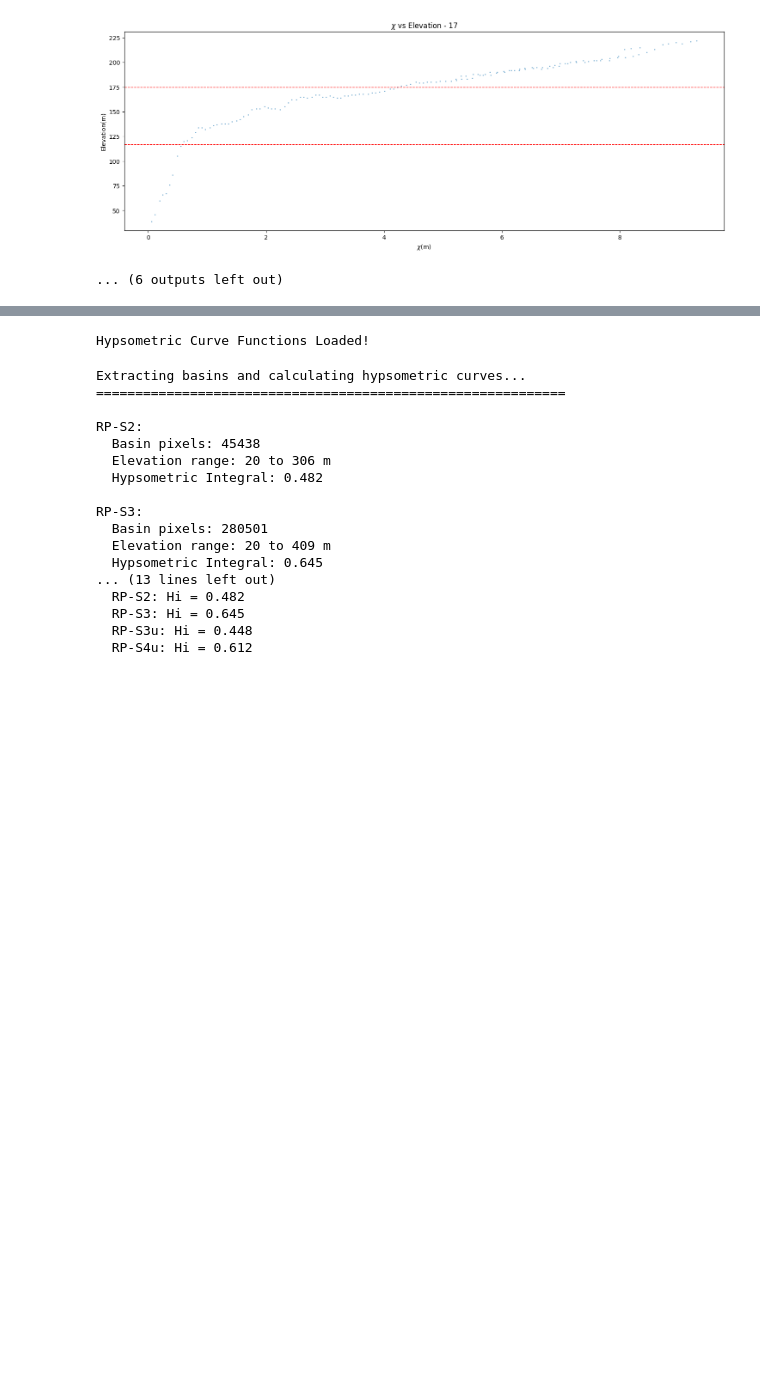
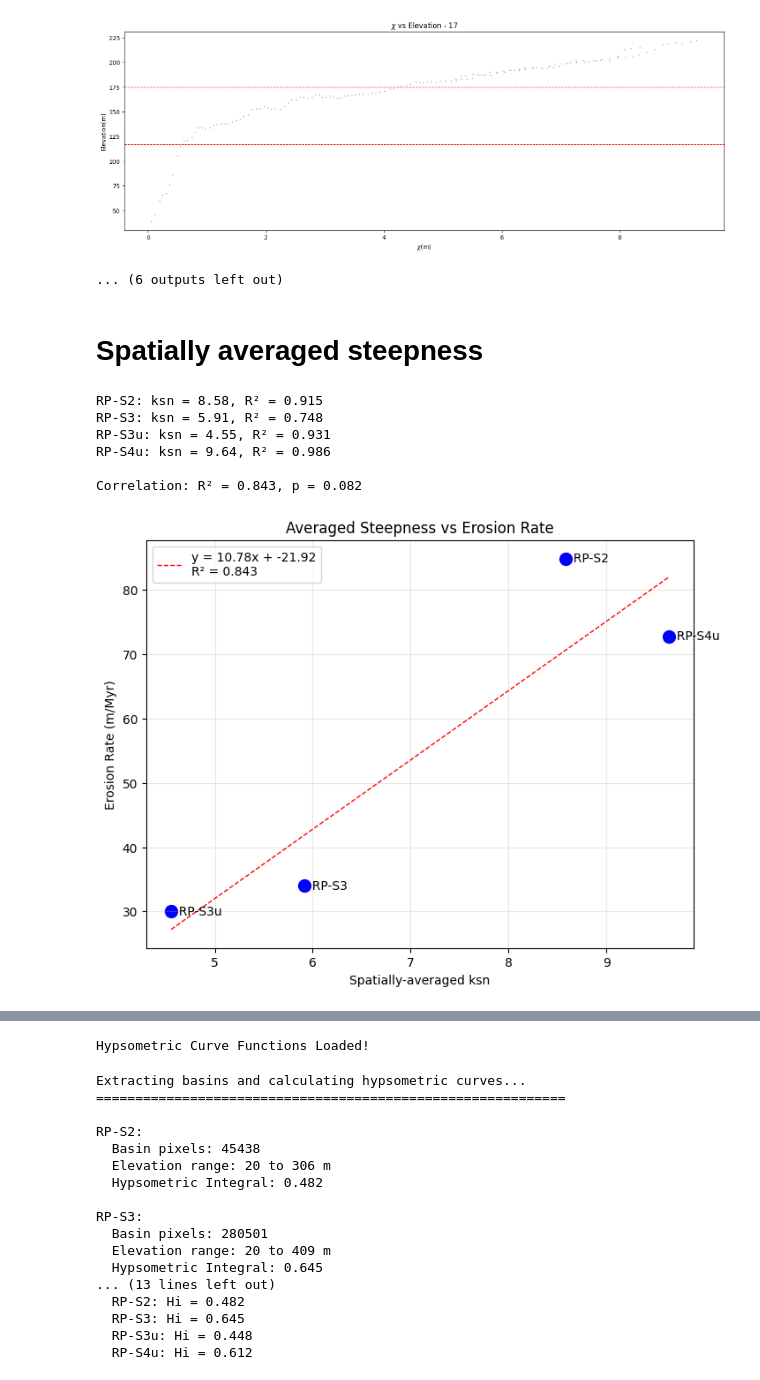
Before and after one commit to glong1321/AndesTG, a Jupyter notebook: Rapel/base_level/SteepnessRapel.ipynb, the cells around one changed output, grey strips where cells are left out. Saved outputs shown, nothing was run; the diff lists cells and outputs as text; code cells hidden in the pictures; blank space fills up the shorter version.

```diff
--- a/Rapel/base_level/SteepnessRapel.ipynb
+++ b/Rapel/base_level/SteepnessRapel.ipynb
@@ -742,3 +779,77 @@ for i, row in tributaries.iterrows():
 [figure]
 [figure]
 ... (6 outputs left out)
+# %% [markdown]
+# Spatially averaged steepness
+# %%
+# Calculate spatially-averaged steepness for each sample
+from scipy.stats import linregress
+
+# Erosion rate data m/myr
+erosion_data = {
+    'RP-S2': 84.9,
+    'RP-S3': 34,
+    'RP-S3u': 30,
+    'RP-S4u': 72.8
+}
+
+averaged_ksn = []
+erosion_rates = []
+sample_names = []
+
+# Loop through each watershed
+for i, (outlet, sample) in enumerate(zip(outlets, samples)):
+    chi_single = d.Chi(flow_direction=fd, area=area, theta=0.4, Ao=1, outlets=[outlet])
+
+    chi_data = chi_single._griddata[chi_single._griddata > 0]
+    elev_data = elevation._griddata[chi_single._griddata > 0]
+    area_data = area._griddata[chi_single._griddata > 0]
+
+    # Mask out areas less than 1 km^2
+    mask_out = area_data >= 1e6
+
+    # Calculate steepness (ksn) as slope of chi-elevation relationship
+    slope, intercept, r_value, p_value, std_err = linregress(chi_data[mask_out], elev_data[mask_out])
+
+    print(f"{sample}: ksn = {slope:.2f}, R² = {r_value**2:.3f}")
+
+    # Store if erosion rate is available
+    if erosion_data[sample] is not None:
+        averaged_ksn.append(slope)
+        erosion_rates.append(erosion_data[sample])
+        sample_names.append(sample)
+
+# Plot ksn vs erosion rate
+plt.figure(figsize=(8, 6))
+plt.scatter(averaged_ksn, erosion_rates, s=100, color='blue')
+
+# Label points
+for i, name in enumerate(sample_names):
+    plt.text(averaged_ksn[i], erosion_rates[i], f'  {name}',
+             fontsize=10, verticalalignment='center')
+
+# Linear regression
+if len(averaged_ksn) >= 2:
+    slope_corr, intercept_corr, r_corr, p_corr, std_err_corr = linregress(averaged_ksn, erosion_rates)
+
+    x_line = np.linspace(min(averaged_ksn), max(averaged_ksn), 100)
+    y_line = slope_corr * x_line + intercept_corr
+    plt.plot(x_line, y_line, 'r--', linewidth=1,
+             label=f'y = {slope_corr:.2f}x + {intercept_corr:.2f}\nR² = {r_corr**2:.3f}')
+
+    print(f"\nCorrelation: R² = {r_corr**2:.3f}, p = {p_corr:.3f}")
+
+plt.xlabel('Spatially-averaged ksn')
+plt.ylabel('Erosion Rate (m/Myr)')
+plt.title('Averaged Steepness vs Erosion Rate')
+plt.grid(True, alpha=0.3)
+plt.legend()
+plt.show()
+# %% [output]
+RP-S2: ksn = 8.58, R² = 0.915
+RP-S3: ksn = 5.91, R² = 0.748
+RP-S3u: ksn = 4.55, R² = 0.931
+RP-S4u: ksn = 9.64, R² = 0.986
+
+Correlation: R² = 0.843, p = 0.082
+[figure, added]
```
Also changed, not shown: parts of 7 cells of this notebook.
